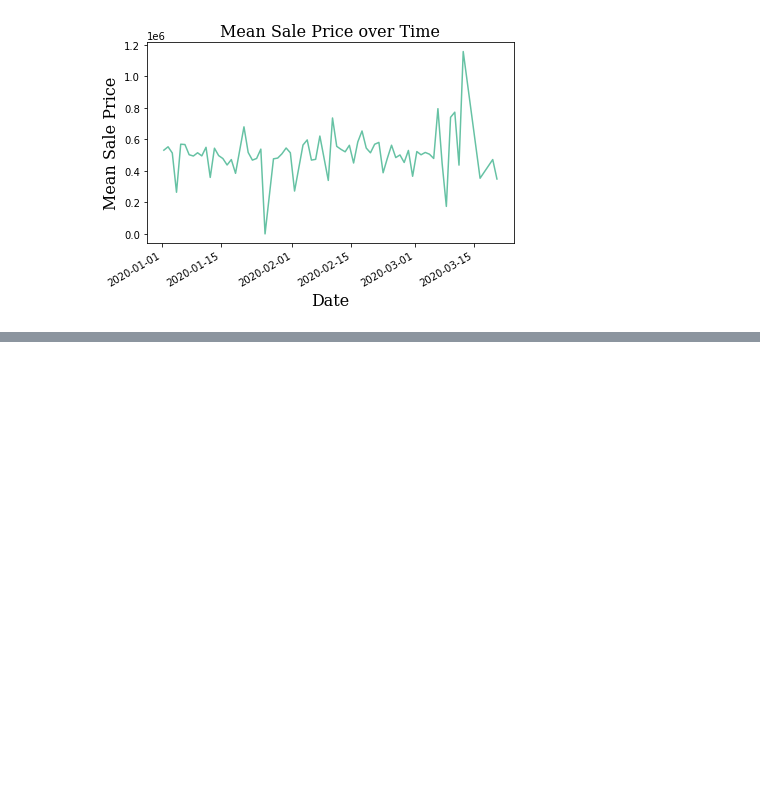
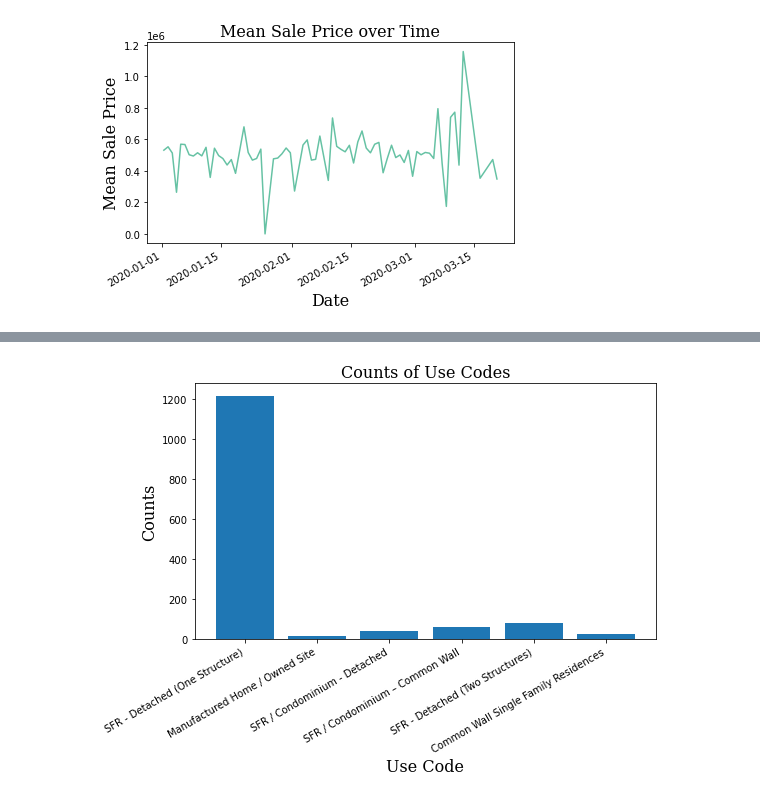
Before and after one commit to vmccready/home-saleprice-eda, a Jupyter notebook: sales_eda.ipynb, the cells around one changed output, grey strips where cells are left out. Cells and saved outputs as stored; diff of their text form; code cells hidden in the pictures; blank space fills up the shorter version.

```diff
--- a/sales_eda.ipynb
+++ b/sales_eda.ipynb
@@ -291,0 +338,15 @@ pd.plotting.scatter_matrix(
+# %%
+fig, ax = plt.subplots(figsize=(8,6))
+
+ax.bar([use_codes[code] for code in single_family['Use Code'].unique()],
+       single_family.groupby('Use Code')['Use Code'].value_counts())
+
+ax.set_xlabel('Use Code', **fonts)
+ax.set_ylabel('Counts', **fonts)
+ax.set_title('Counts of Use Codes', **fonts)
+
+fig.autofmt_xdate()
+fig.tight_layout()
+plt.show()
+# %% [output]
+[figure, added]
```
Also changed, not shown: parts of 11 cells of this notebook, 1 other file.
